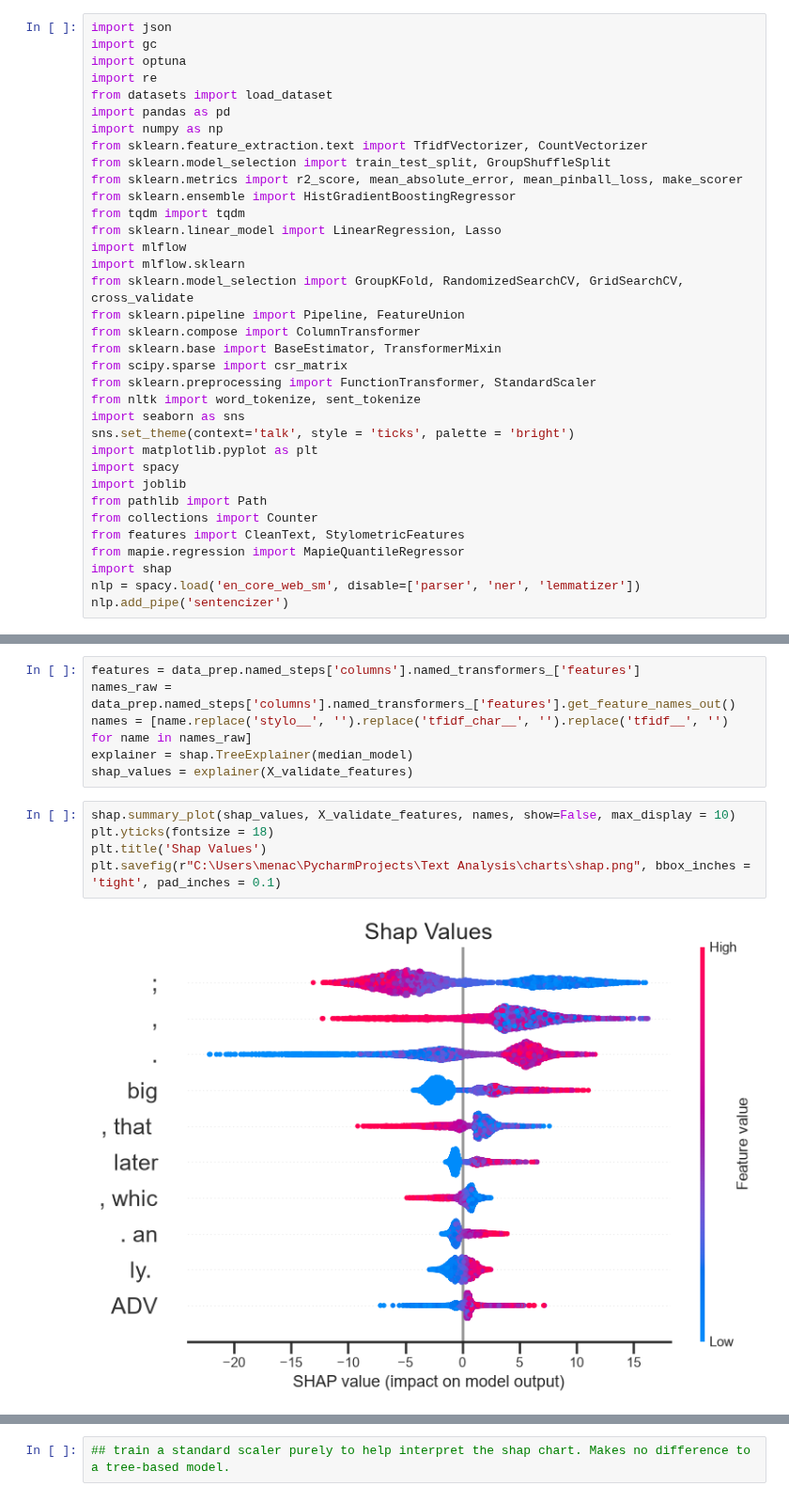
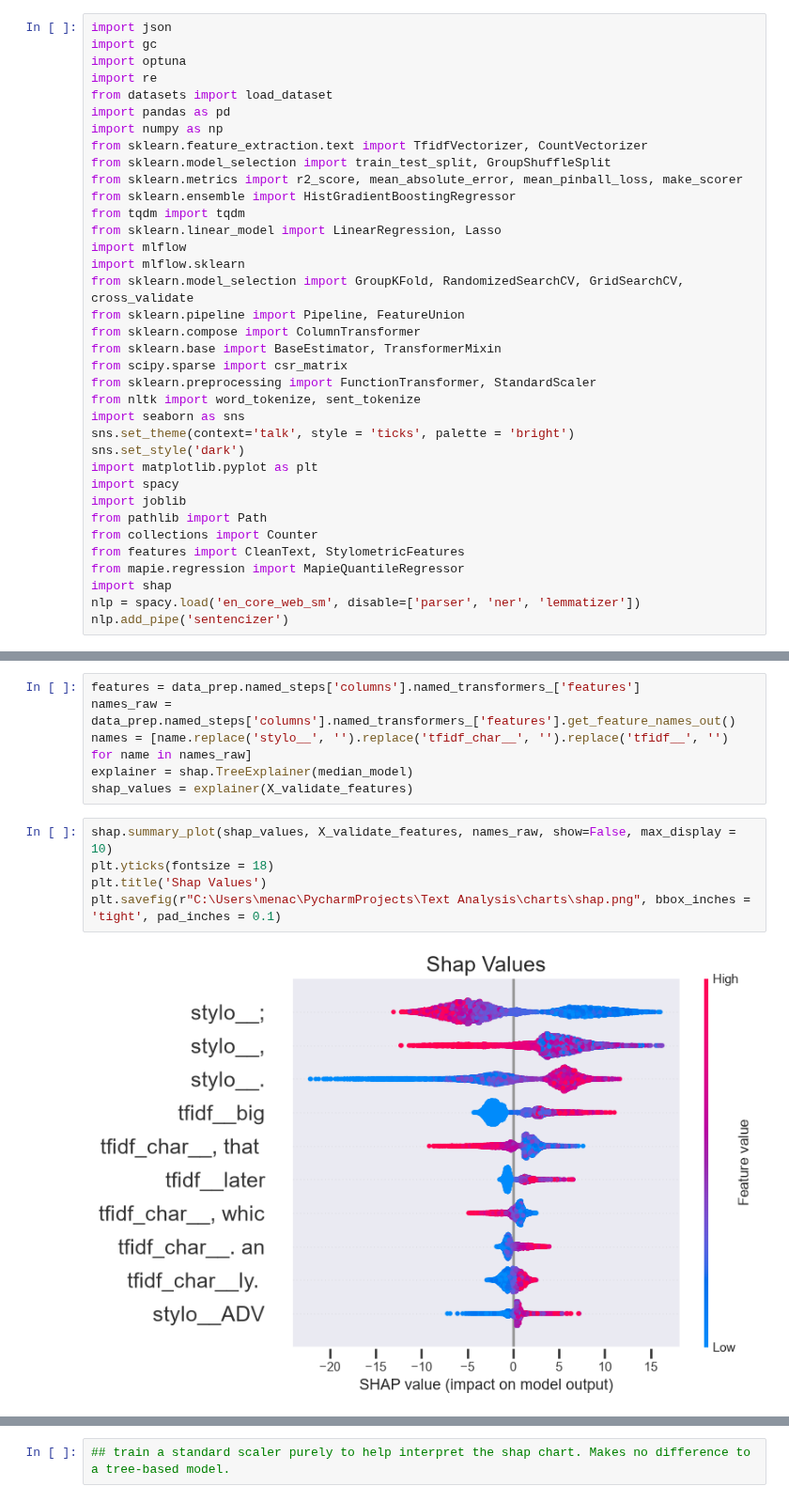
Before and after one commit to Menachem631/author-birth-year, a Jupyter notebook: Begin2.ipynb, the cells around one changed output, grey strips where cells are left out. Shown at 94% size. Saved outputs shown, nothing was run; the diff lists cells and outputs as text.

Commit message:
added charts and improved layout

```diff
--- a/Begin2.ipynb
+++ b/Begin2.ipynb
@@ -25,6 +25,7 @@ from sklearn.preprocessing import FunctionTransformer, StandardScaler
 from nltk import word_tokenize, sent_tokenize
 import seaborn as sns
 sns.set_theme(context='talk', style = 'ticks', palette = 'bright')
+sns.set_style('dark')
 import matplotlib.pyplot as plt
 import spacy
 import joblib
@@ -823,9 +829,9 @@ names = [name.replace('stylo__', '').replace('tfidf_char__', '').replace('tfidf_
 explainer = shap.TreeExplainer(median_model)
 shap_values = explainer(X_validate_features)
 # %%
-shap.summary_plot(shap_values, X_validate_features, names, show=False, max_display = 10)
+shap.summary_plot(shap_values, X_validate_features, names_raw, show=False, max_display = 10)
 plt.yticks(fontsize = 18)
 plt.title('Shap Values')
 plt.savefig(r"C:\Users\menac\PycharmProjects\Text Analysis\charts\shap.png", bbox_inches = 'tight', pad_inches = 0.1)
 # %% [output]
-[figure, old version]
+[figure, new version]
```
Also changed, not shown: parts of 8 cells of this notebook, 6 other files.
